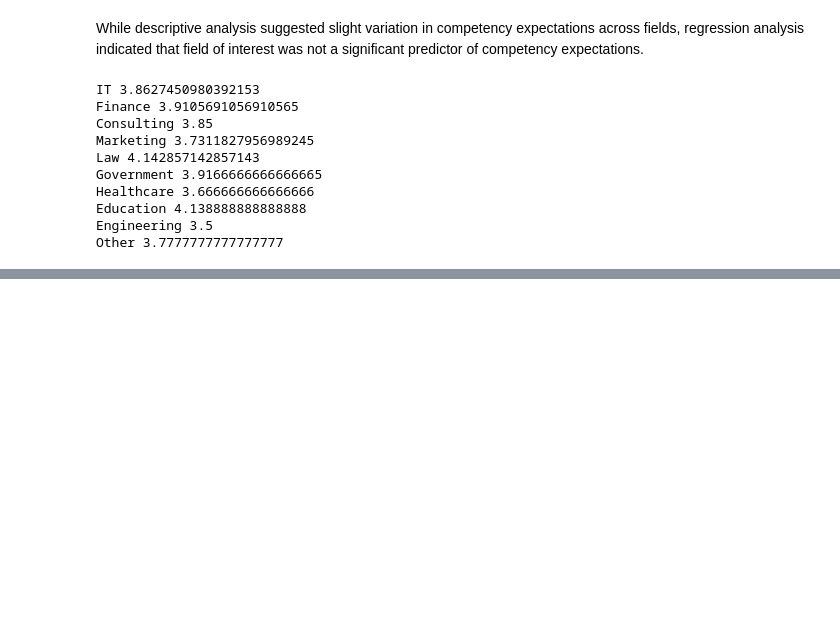
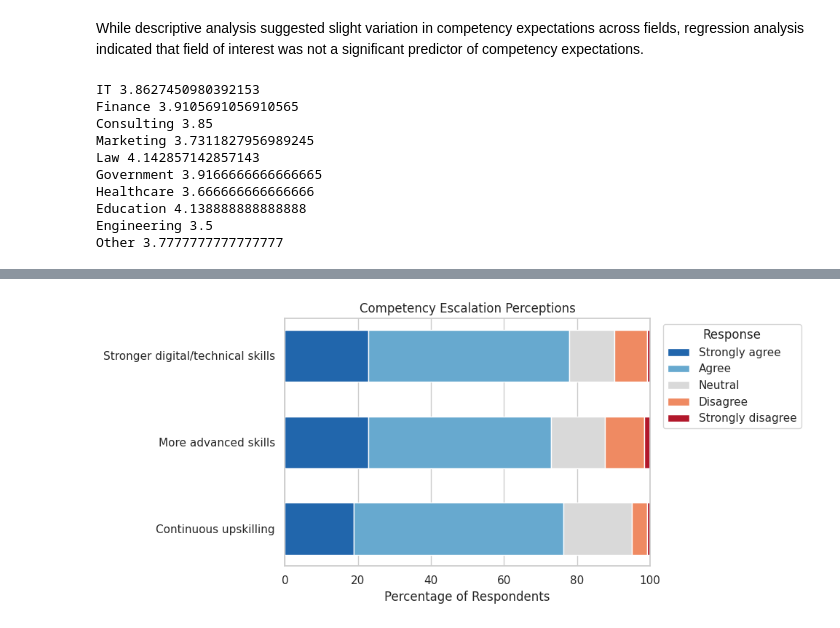
Before and after one commit to glgunderson/AI-Perceptions, a Jupyter notebook: ai_perceptions.ipynb, the cells around one changed output, grey strips where cells are left out. Cells and saved outputs as stored; diff of their text form; code cells hidden in the pictures; blank space fills up the shorter version.

```diff
--- a/ai_perceptions.ipynb
+++ b/ai_perceptions.ipynb
@@ -1120,0 +1252,72 @@ Notes:
+# %%
+
+# Rename CE items
+ce = df[['Competency_1', 'Competency_2', 'Competency_3']].rename(columns={
+    'Competency_1': 'Stronger digital/technical skills',
+    'Competency_2': 'More advanced skills',
+    'Competency_3': 'Continuous upskilling'
+})
+
+# Percentage table
+ce_pct = ce.apply(lambda col: col.value_counts(normalize=True).sort_index() * 100).T
+ce_pct = ce_pct.reindex(columns=[1, 2, 3, 4, 5]).fillna(0)
+
+# Rename columns to readable response labels
+ce_pct.columns = [
+    'Strongly disagree',
+    'Disagree',
+    'Neutral',
+    'Agree',
+    'Strongly agree'
+]
+
+# Reorder so positive agreement is on the left
+ce_pct = ce_pct[[
+    'Strongly agree',
+    'Agree',
+    'Neutral',
+    'Disagree',
+    'Strongly disagree'
+]]
+
+# Colors
+colors = ['#2166ac', '#67a9cf', '#d9d9d9', '#ef8a62', '#b2182b']
+
+fig, ax = plt.subplots(figsize=(10, 4.5))
+
+left = pd.Series([0.0] * len(ce_pct), index=ce_pct.index)
+
+for i, col in enumerate(ce_pct.columns):
+    ax.barh(
+        ce_pct.index,
+        ce_pct[col],
+        left=left,
+        color=colors[i],
+        edgecolor='white',
+        height=0.6
+    )
+    left += ce_pct[col]
+
+ax.set_title('Competency Escalation Perceptions')
+ax.set_xlabel('Percentage of Respondents')
+ax.set_ylabel('')
+ax.set_xlim(0, 100)
+
+# Optional: put first item at top
+ax.invert_yaxis()
+
+# Legend
+legend_labels = [
+    'Strongly agree',
+    'Agree',
+    'Neutral',
+    'Disagree',
+    'Strongly disagree'
+]
+handles = [Patch(facecolor=colors[i], edgecolor='white', label=legend_labels[i]) for i in range(5)]
+ax.legend(handles=handles, title='Response', bbox_to_anchor=(1.02, 1), loc='upper left')
+
+plt.tight_layout()
+plt.show()
+# %% [output]
+[figure, added]
```
Also changed, not shown: parts of 18 cells of this notebook.
